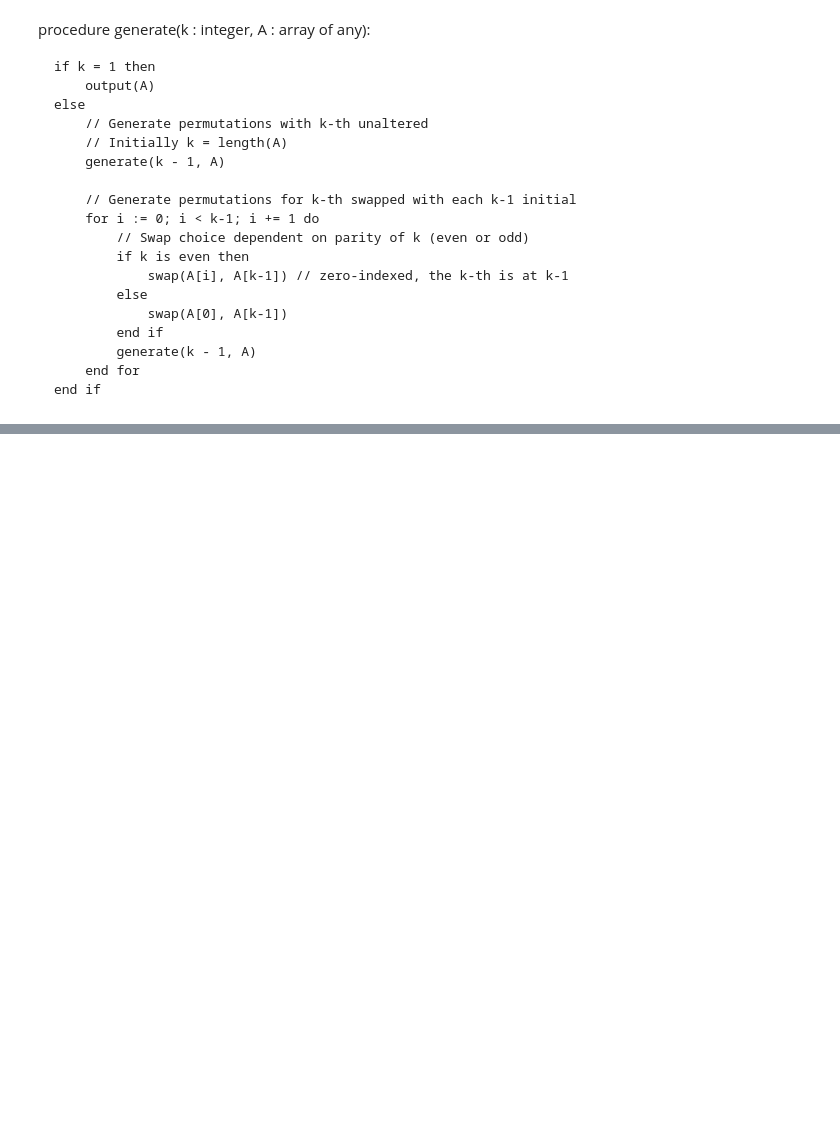
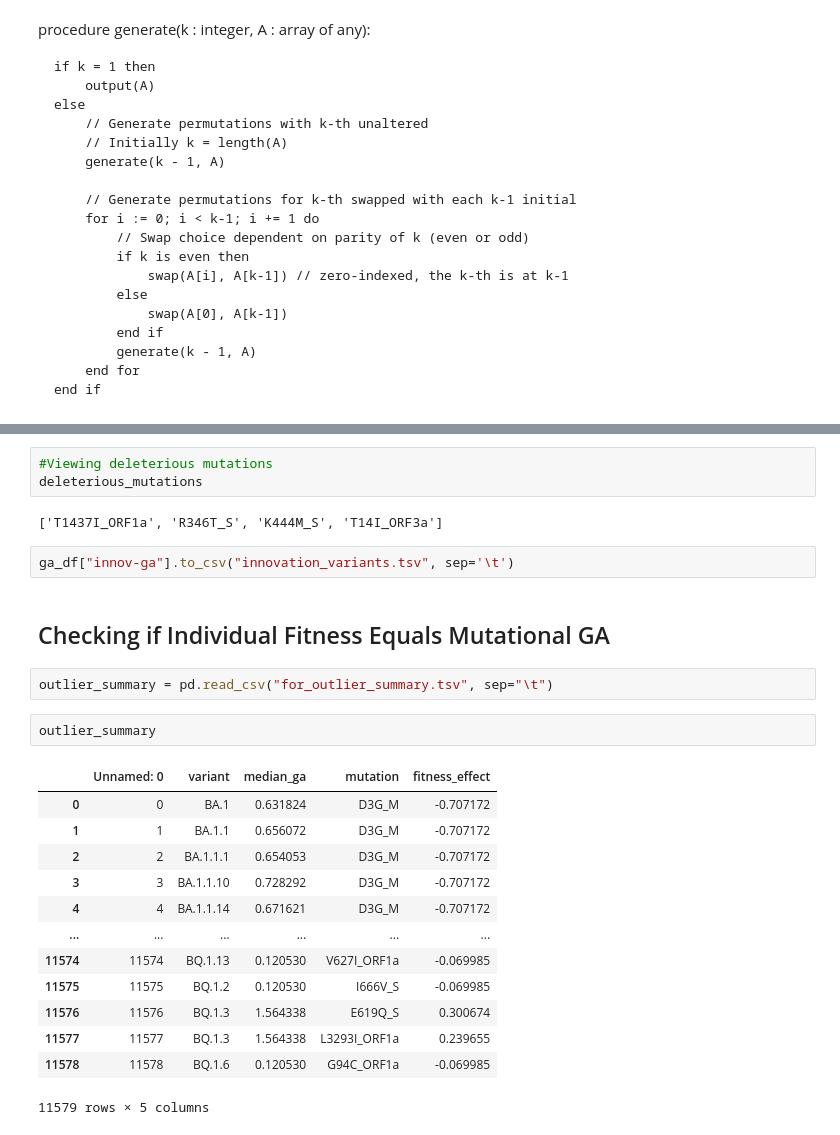
Before and after one commit to blab/sars2-epistasis-modeling, a Jupyter notebook: mutations-by-variant/model-comparison-and-outliers.ipynb, the cells around one changed output, grey strips where cells are left out. Cells and saved outputs as stored; diff of their text form; blank space fills up the shorter version.

```diff
--- a/mutations-by-variant/model-comparison-and-outliers.ipynb
+++ b/mutations-by-variant/model-comparison-and-outliers.ipynb
@@ -440,0 +592,27 @@ procedure generate(k : integer, A : array of any):
+# %%
+#Viewing deleterious mutations
+deleterious_mutations
+# %% [output]
+['T1437I_ORF1a', 'R346T_S', 'K444M_S', 'T14I_ORF3a']
+# %%
+ga_df["innov-ga"].to_csv("innovation_variants.tsv", sep='\t')
+# %% [markdown]
+## Checking if Individual Fitness Equals Mutational GA
+# %%
+outlier_summary = pd.read_csv("for_outlier_summary.tsv", sep="\t")
+# %%
+outlier_summary
+# %% [output]
+|  | Unnamed: 0 | variant | median_ga | mutation | fitness_effect |
+| 0 | 0 | BA.1 | 0.631824 | D3G_M | -0.707172 |
+| 1 | 1 | BA.1.1 | 0.656072 | D3G_M | -0.707172 |
+| 2 | 2 | BA.1.1.1 | 0.654053 | D3G_M | -0.707172 |
+| 3 | 3 | BA.1.1.10 | 0.728292 | D3G_M | -0.707172 |
+| 4 | 4 | BA.1.1.14 | 0.671621 | D3G_M | -0.707172 |
+| ... | ... | ... | ... | ... | ... |
+| 11574 | 11574 | BQ.1.13 | 0.120530 | V627I_ORF1a | -0.069985 |
+| 11575 | 11575 | BQ.1.2 | 0.120530 | I666V_S | -0.069985 |
+| 11576 | 11576 | BQ.1.3 | 1.564338 | E619Q_S | 0.300674 |
+| 11577 | 11577 | BQ.1.3 | 1.564338 | L3293I_ORF1a | 0.239655 |
+| 11578 | 11578 | BQ.1.6 | 0.120530 | G94C_ORF1a | -0.069985 |
+11579 rows × 5 columns
```
Also changed, not shown: parts of 23 cells of this notebook, 1 other file.
